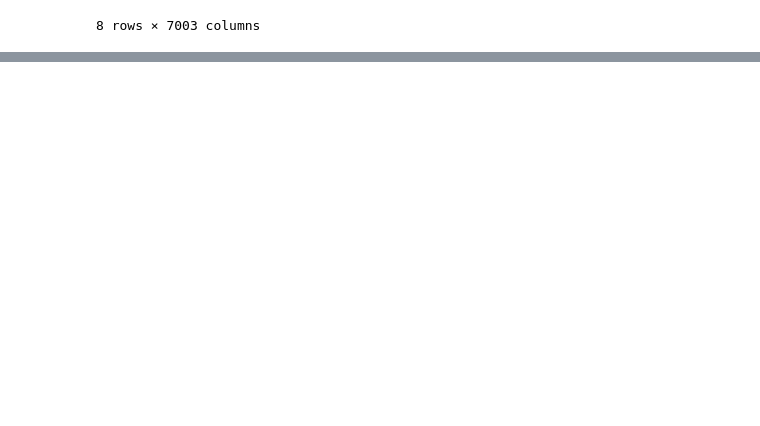
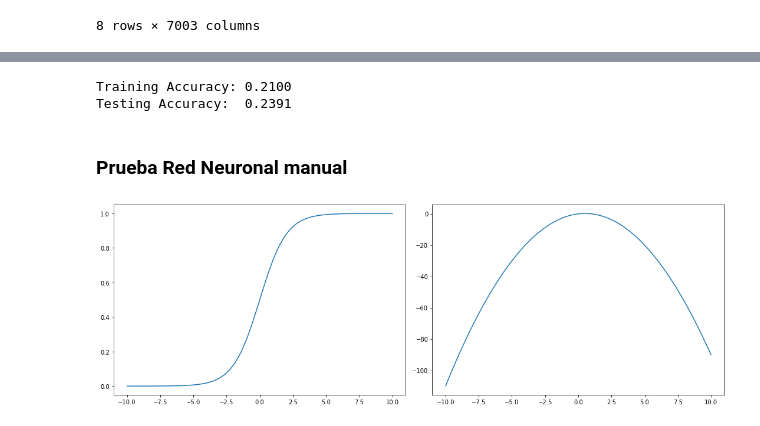
Before and after one commit to adobrasca512/EatEaser, a Jupyter notebook: EatEaser-ProyectoI.ipynb, the cells around one changed output, grey strips where cells are left out. Saved outputs shown, nothing was run; the diff lists cells and outputs as text; code cells hidden in the pictures; blank space fills up the shorter version.

Commit message:
modelos KNN RED RANDOM

```diff
--- a/EatEaser-ProyectoI.ipynb
+++ b/EatEaser-ProyectoI.ipynb
@@ -848,0 +933,8 @@ def get_term(dict, search_index):
+# %%
+loss, accuracy = model.evaluate(xtrain, Y_train, verbose=False)
+print("Training Accuracy: {:.4f}".format(accuracy))
+loss, accuracy = model.evaluate(xcv, Y_cv, verbose=False)
+print("Testing Accuracy:  {:.4f}".format(accuracy))
+# %% [output]
+Training Accuracy: 0.2100
+Testing Accuracy:  0.2391
@@ -848,0 +946,2 @@ def get_term(dict, search_index):
+# %% [markdown]
+### Prueba Red Neuronal manual
@@ -848,0 +956,22 @@ def get_term(dict, search_index):
+# %%
+import numpy as np
+import math
+import matplotlib.pyplot as plt
+
+
+sigmoid = (
+  lambda x:1 / (1 + np.exp(-x)),
+  lambda x:x * (1 - x)
+  )
+
+rango = np.linspace(-10,10).reshape([50,1])
+datos_sigmoide = sigmoid[0](rango)
+datos_sigmoide_derivada = sigmoid[1](rango)
+
+#Cremos los graficos
+fig, axes = plt.subplots(nrows=1, ncols=2, figsize =(15,5))
+axes[0].plot(rango, datos_sigmoide)
+axes[1].plot(rango, datos_sigmoide_derivada)
+fig.tight_layout()
+# %% [output]
+[figure, added]
```
Also changed, not shown: parts of 59 cells of this notebook.
